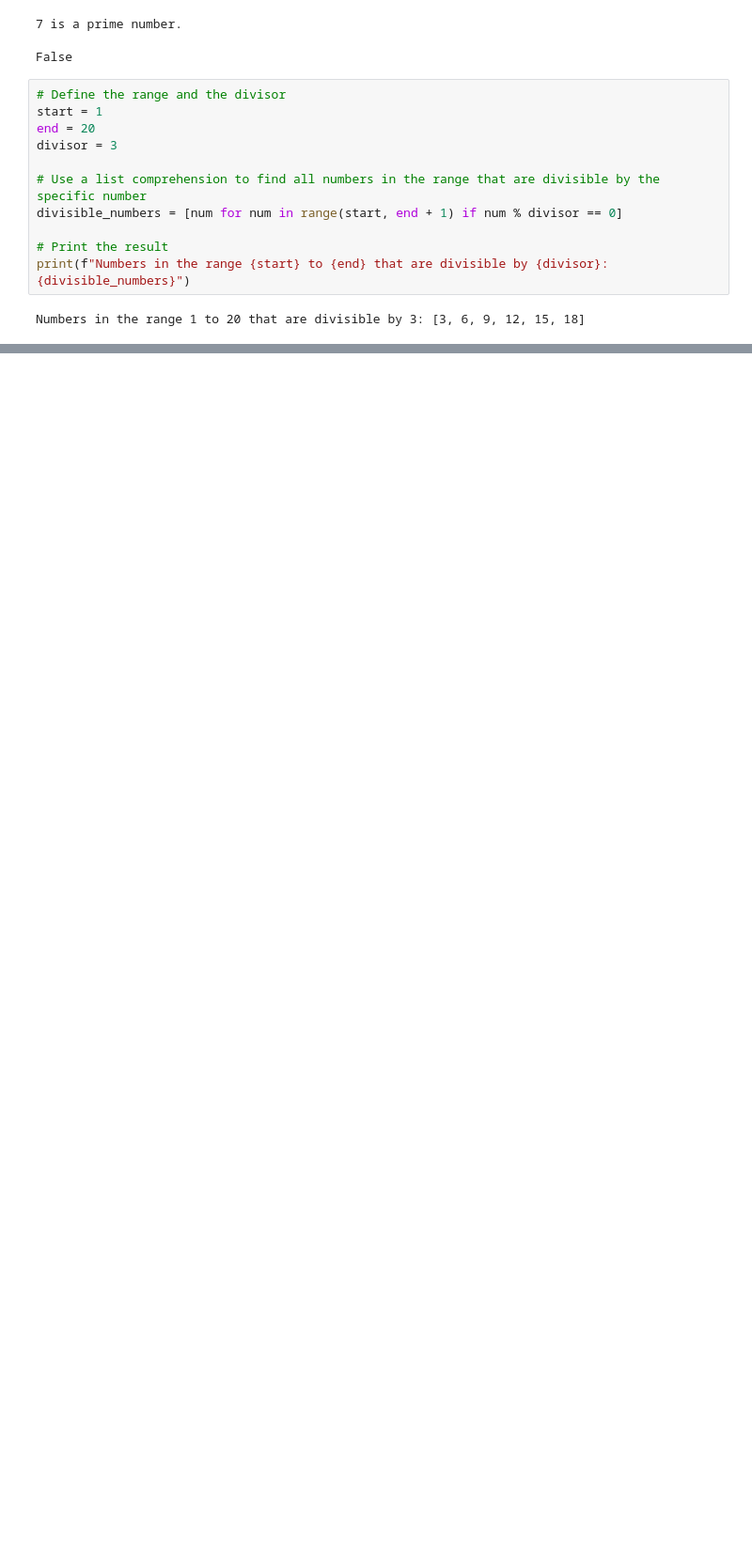
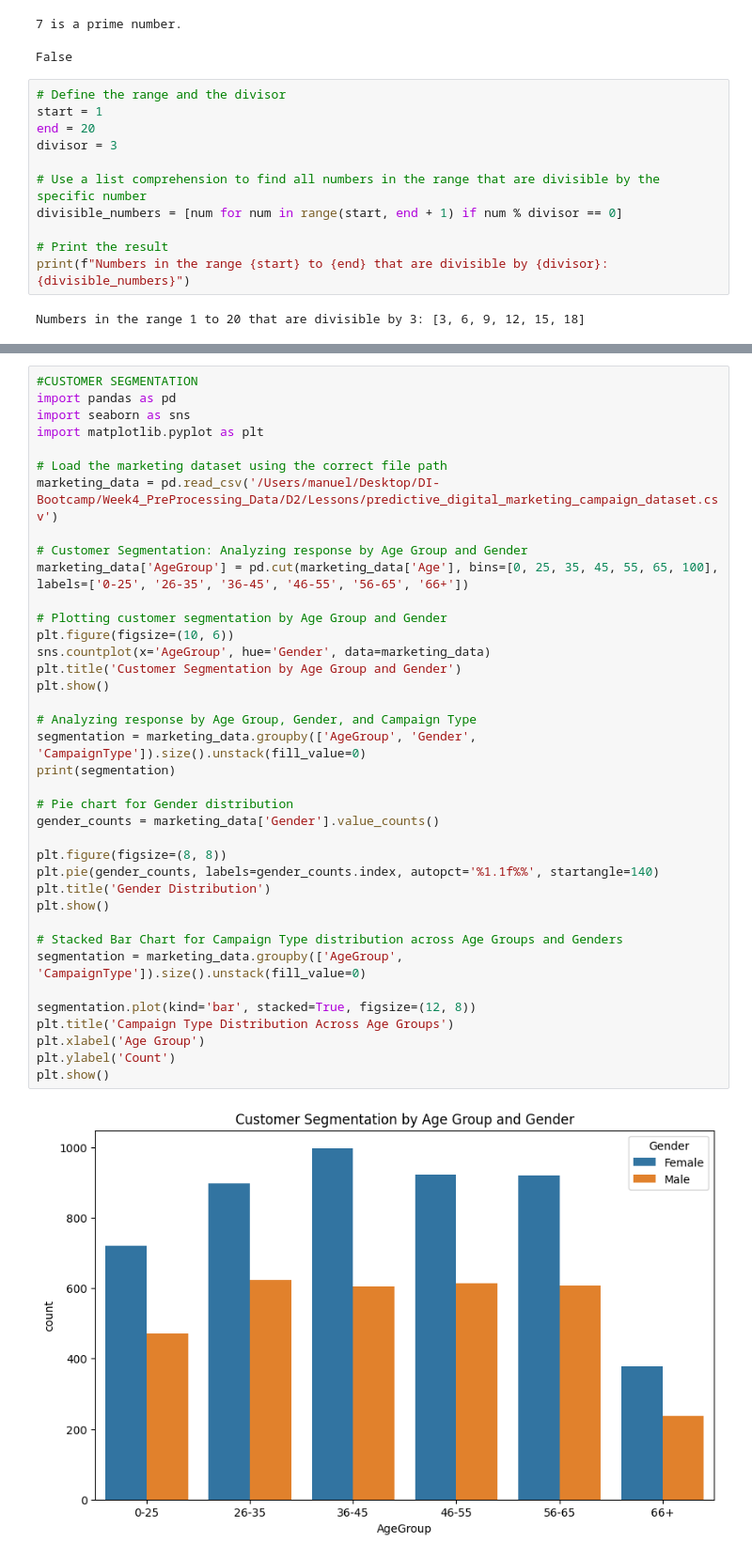
Before and after one commit to Commit-ted/DI-Bootcamp, a Jupyter notebook: Week4_PreProcessing_Data/D2/ExerciseXP/EX_Gold.ipynb, the cells around one changed output, grey strips where cells are left out. Shown: that part at 94% size. Cells and saved outputs as stored; diff of their text form; blank space fills up the shorter version.

```diff
--- a/Week4_PreProcessing_Data/D2/ExerciseXP/EX_Gold.ipynb
+++ b/Week4_PreProcessing_Data/D2/ExerciseXP/EX_Gold.ipynb
@@ -36,0 +107,40 @@ Numbers in the range 1 to 20 that are divisible by 3: [3, 6, 9, 12, 15, 18]
+# %%
+#CUSTOMER SEGMENTATION
+import pandas as pd
+import seaborn as sns
+import matplotlib.pyplot as plt
+
+# Load the marketing dataset using the correct file path
+marketing_data = pd.read_csv('/Users/manuel/Desktop/DI-Bootcamp/Week4_PreProcessing_Data/D2/Lessons/predictive_digital_marketing_campaign_dataset.csv')
+
+# Customer Segmentation: Analyzing response by Age Group and Gender
+marketing_data['AgeGroup'] = pd.cut(marketing_data['Age'], bins=[0, 25, 35, 45, 55, 65, 100], labels=['0-25', '26-35', '36-45', '46-55', '56-65', '66+'])
+
+# Plotting customer segmentation by Age Group and Gender
+plt.figure(figsize=(10, 6))
+sns.countplot(x='AgeGroup', hue='Gender', data=marketing_data)
+plt.title('Customer Segmentation by Age Group and Gender')
+plt.show()
+
+# Analyzing response by Age Group, Gender, and Campaign Type
+segmentation = marketing_data.groupby(['AgeGroup', 'Gender', 'CampaignType']).size().unstack(fill_value=0)
+print(segmentation)
+
+# Pie chart for Gender distribution
+gender_counts = marketing_data['Gender'].value_counts()
+
+plt.figure(figsize=(8, 8))
+plt.pie(gender_counts, labels=gender_counts.index, autopct='%1.1f%%', startangle=140)
+plt.title('Gender Distribution')
+plt.show()
+
+# Stacked Bar Chart for Campaign Type distribution across Age Groups and Genders
+segmentation = marketing_data.groupby(['AgeGroup', 'CampaignType']).size().unstack(fill_value=0)
+
+segmentation.plot(kind='bar', stacked=True, figsize=(12, 8))
+plt.title('Campaign Type Distribution Across Age Groups')
+plt.xlabel('Age Group')
+plt.ylabel('Count')
+plt.show()
+# %% [output]
+[figure, added]
```
Also changed, not shown: parts of 11 cells of this notebook.
